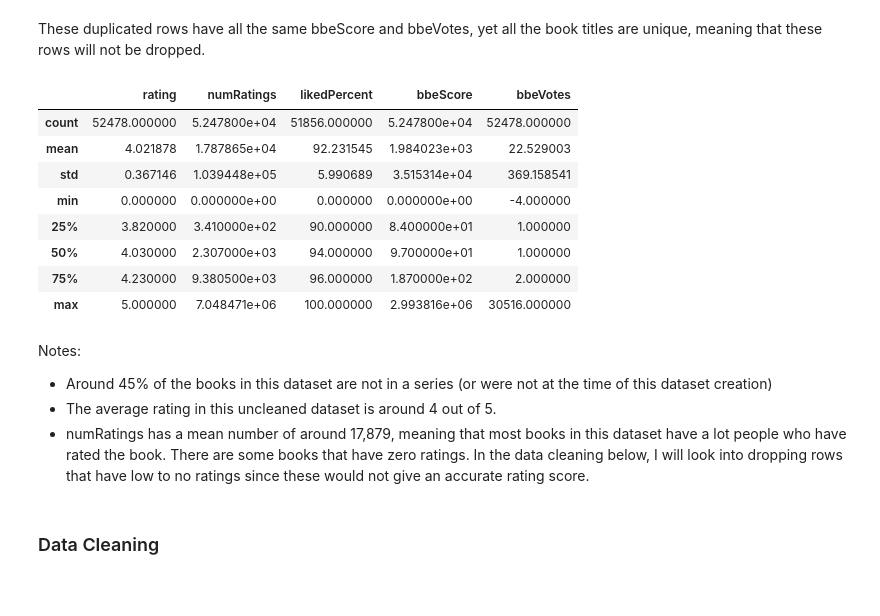
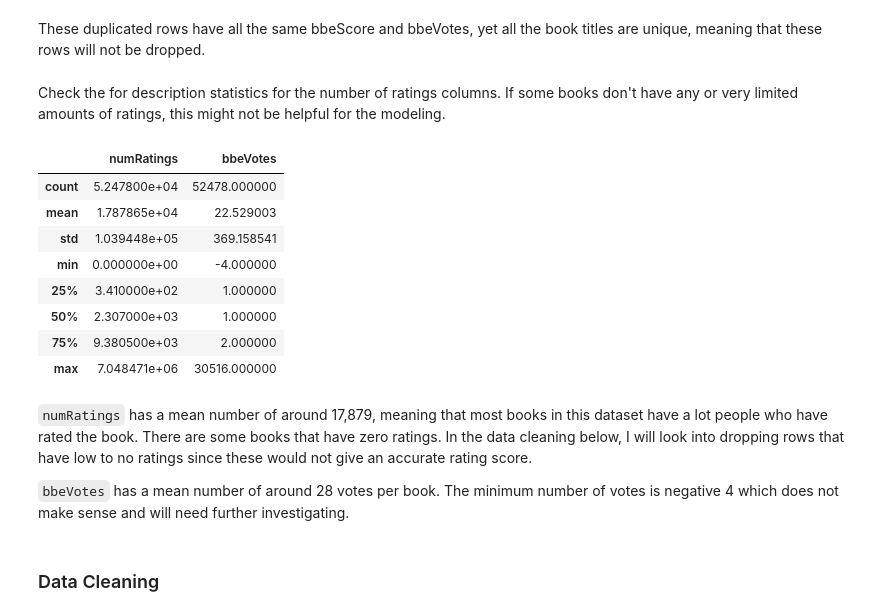
Before and after one commit to quincbirker/Capstone_Project, a Jupyter notebook: Notebooks/GoodReads_Dataset_EDA.ipynb, the cells around one changed output. Cells and saved outputs as stored; diff of their text form; code cells hidden in the pictures; blank space fills up the shorter version.

```diff
--- a/Notebooks/GoodReads_Dataset_EDA.ipynb
+++ b/Notebooks/GoodReads_Dataset_EDA.ipynb
@@ -265,23 +271,24 @@ raw_df[raw_df.duplicated()]
 50 rows × 25 columns
 # %% [markdown]
 These duplicated rows have all the same bbeScore and bbeVotes, yet all the book titles are unique, meaning that these rows will not be dropped.
-# %%
-raw_df.describe()
-# %% [output]
-|  | rating | numRatings | likedPercent | bbeScore | bbeVotes |
-| count | 52478.000000 | 5.247800e+04 | 51856.000000 | 5.247800e+04 | 52478.000000 |
-| mean | 4.021878 | 1.787865e+04 | 92.231545 | 1.984023e+03 | 22.529003 |
-| std | 0.367146 | 1.039448e+05 | 5.990689 | 3.515314e+04 | 369.158541 |
-| min | 0.000000 | 0.000000e+00 | 0.000000 | 0.000000e+00 | -4.000000 |
-| 25% | 3.820000 | 3.410000e+02 | 90.000000 | 8.400000e+01 | 1.000000 |
-| 50% | 4.030000 | 2.307000e+03 | 94.000000 | 9.700000e+01 | 1.000000 |
-| 75% | 4.230000 | 9.380500e+03 | 96.000000 | 1.870000e+02 | 2.000000 |
-| max | 5.000000 | 7.048471e+06 | 100.000000 | 2.993816e+06 | 30516.000000 |
-# %% [markdown]
-Notes:
-- Around 45% of the books in this dataset are not in a series (or were not at the time of this dataset creation)
-- The average rating in this uncleaned dataset is around 4 out of 5.
-- numRatings has a mean number of around 17,879, meaning that most books in this dataset have a lot people who have rated the book. There are some books that have zero ratings. In the data cleaning below, I will look into dropping rows that have low to no ratings since these would not give an accurate rating score.
+# %% [markdown]
+Check the for description statistics for the number of ratings columns. If some books don't have any or very limited amounts of ratings, this might not be helpful for the modeling.
+# %%
+raw_df[['numRatings', 'bbeVotes']].describe()
+# %% [output]
+|  | numRatings | bbeVotes |
+| count | 5.247800e+04 | 52478.000000 |
+| mean | 1.787865e+04 | 22.529003 |
+| std | 1.039448e+05 | 369.158541 |
+| min | 0.000000e+00 | -4.000000 |
+| 25% | 3.410000e+02 | 1.000000 |
+| 50% | 2.307000e+03 | 1.000000 |
+| 75% | 9.380500e+03 | 2.000000 |
+| max | 7.048471e+06 | 30516.000000 |
+# %% [markdown]
+`numRatings` has a mean number of around 17,879, meaning that most books in this dataset have a lot people who have rated the book. There are some books that have zero ratings. In the data cleaning below, I will look into dropping rows that have low to no ratings since these would not give an accurate rating score.
+
+`bbeVotes` has a mean number of around 28 votes per book. The minimum number of votes is negative 4 which does not make sense and will need further investigating.
 # %% [markdown]
 <a id = 'data_clean'></a>
 ### Data Cleaning
```
Also changed, not shown: parts of 70 cells of this notebook, 1 other file.
